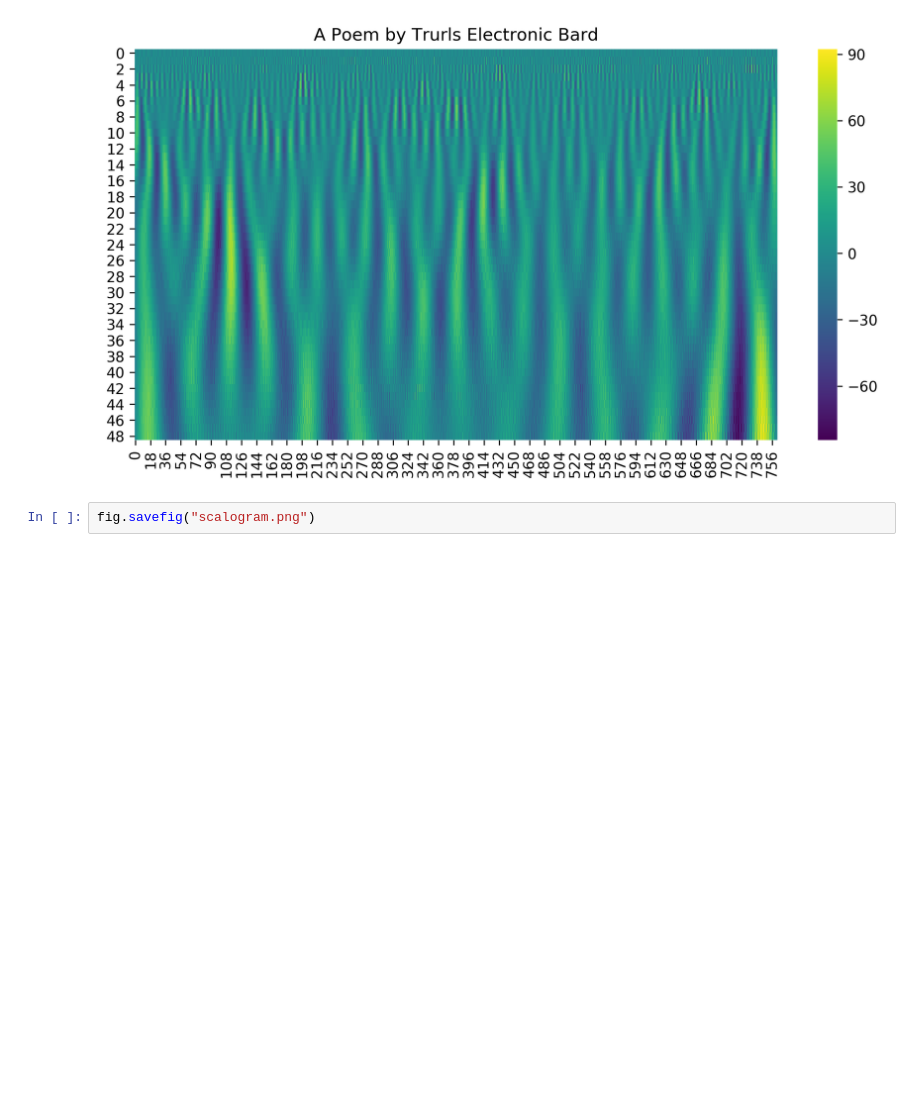
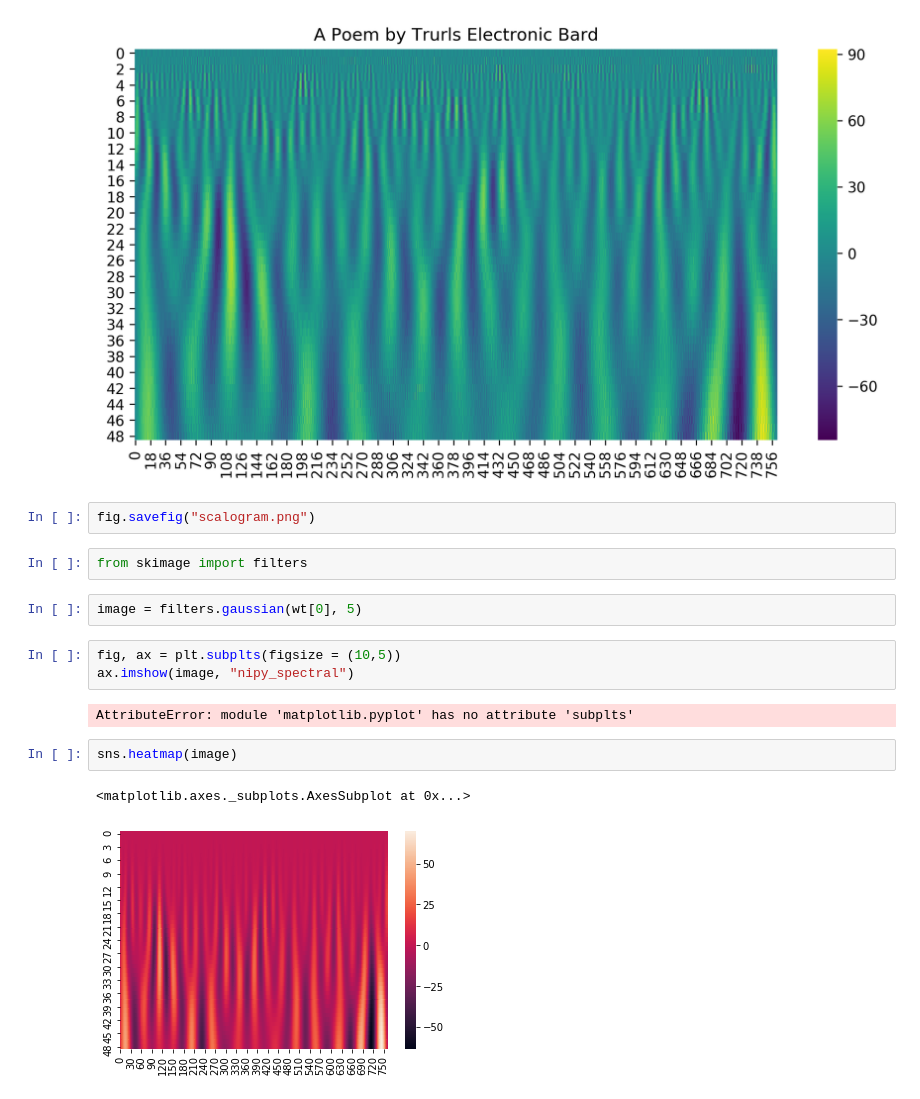
Before and after one commit to DanielDondorp/poetic_wavelets, a Jupyter notebook: poetic_wavelets.ipynb, the cells around one changed output. Cells and saved outputs as stored; diff of their text form; blank space fills up the shorter version.

```diff
--- a/poetic_wavelets.ipynb
+++ b/poetic_wavelets.ipynb
@@ -49,3 +49,17 @@ ax.set_title("A Poem by Trurls Electronic Bard");
 [figure]
 # %%
 fig.savefig("scalogram.png")
+# %%
+from skimage import filters
+# %%
+image = filters.gaussian(wt[0], 5)
+# %%
+fig, ax = plt.subplts(figsize = (10,5))
+ax.imshow(image, "nipy_spectral")
+# %% [output]
+AttributeError: module 'matplotlib.pyplot' has no attribute 'subplts'
+# %%
+sns.heatmap(image)
+# %% [output]
+<matplotlib.axes._subplots.AxesSubplot at 0x...>
+[figure, added]
```
Also changed, not shown: 1 other file.
